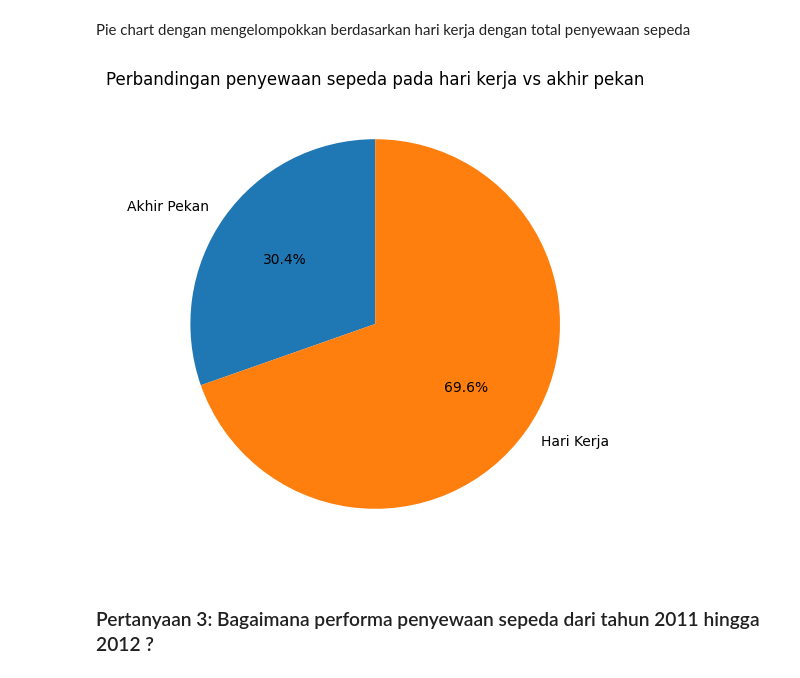
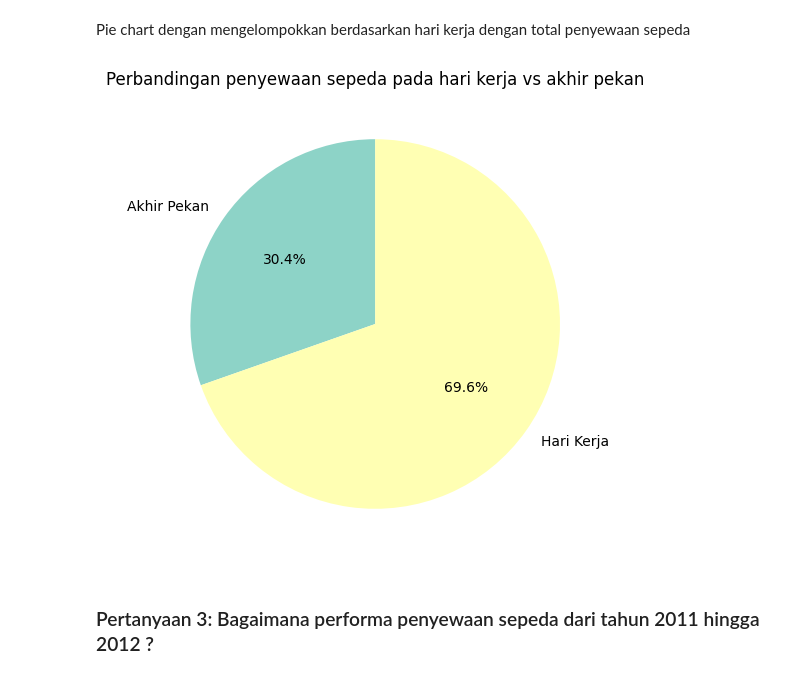
Before and after one commit to fransiscusxaveriussuryadarmawan/Analisis_Data, a Jupyter notebook: notebook.ipynb, the cells around one changed output. Saved outputs shown, nothing was run; the diff lists cells and outputs as text; code cells hidden in the pictures.

```diff
--- a/notebook.ipynb
+++ b/notebook.ipynb
@@ -1141,12 +1156,12 @@ Pie chart dengan mengelompokkan berdasarkan hari kerja dengan total penyewaan se
 # %%
 grouped_workingday_pie = day_df.groupby('workingday')['total_rentals_bikes'].sum()
 
 plt.figure(figsize=(8,6))
-plt.pie(grouped_workingday_pie, labels=['Akhir Pekan', 'Hari Kerja'], autopct='%1.1f%%', startangle=90)
+plt.pie(grouped_workingday_pie, labels=['Akhir Pekan', 'Hari Kerja'], autopct='%1.1f%%', startangle=90, colors=sns.color_palette('Set3'))
 plt.title('Perbandingan penyewaan sepeda pada hari kerja vs akhir pekan')
 plt.show()
 # %% [output]
-[figure, old version]
+[figure, new version]
 # %% [markdown]
 ### Pertanyaan 3: Bagaimana performa penyewaan sepeda dari tahun 2011 hingga 2012 ?
 # %% [markdown]
```
Also changed, not shown: parts of 3 cells of this notebook, 3 other files.
